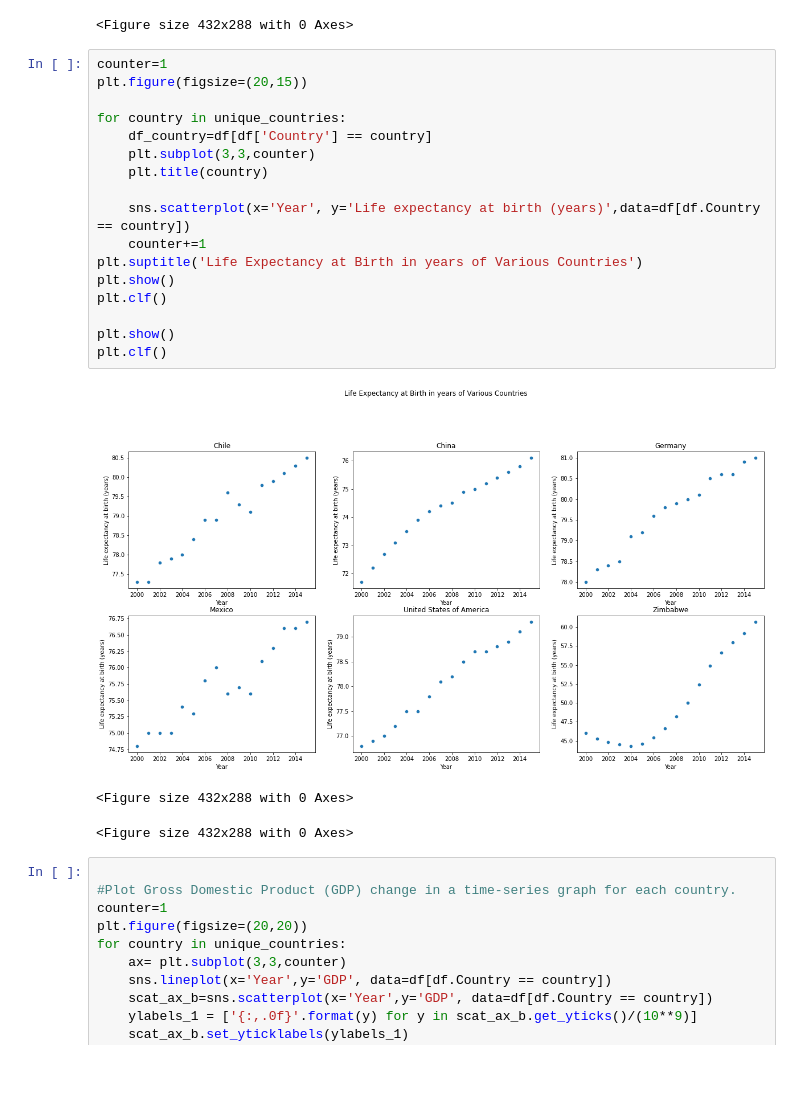
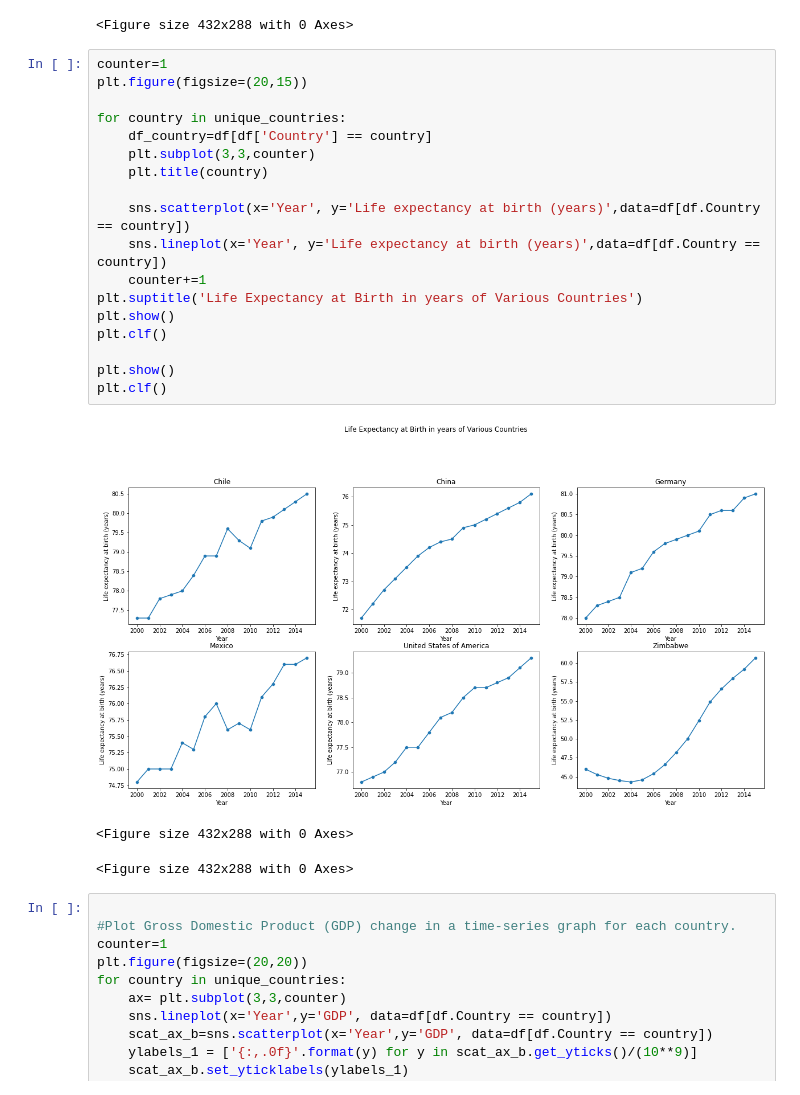
Before and after one commit to egecalay/Life-Expectancy-and-GDP, a Jupyter notebook: life_expectancy_gdp.ipynb, the cells around one changed output. Saved outputs shown, nothing was run; the diff lists cells and outputs as text.

```diff
--- a/life_expectancy_gdp.ipynb
+++ b/life_expectancy_gdp.ipynb
@@ -169,22 +191,23 @@ plt.clf()
 # %%
 counter=1
 plt.figure(figsize=(20,15))
 
 for country in unique_countries:
     df_country=df[df['Country'] == country]
     plt.subplot(3,3,counter)
     plt.title(country)
 
     sns.scatterplot(x='Year', y='Life expectancy at birth (years)',data=df[df.Country == country])
+    sns.lineplot(x='Year', y='Life expectancy at birth (years)',data=df[df.Country == country])
     counter+=1
 plt.suptitle('Life Expectancy at Birth in years of Various Countries')
 plt.show()
 plt.clf()
 
 plt.show()
 plt.clf()
 # %% [output]
-[figure, old version]
+[figure, new version]
 <Figure size 432x288 with 0 Axes>
 <Figure size 432x288 with 0 Axes>
 # %%
```
Also changed, not shown: parts of 6 cells of this notebook.
